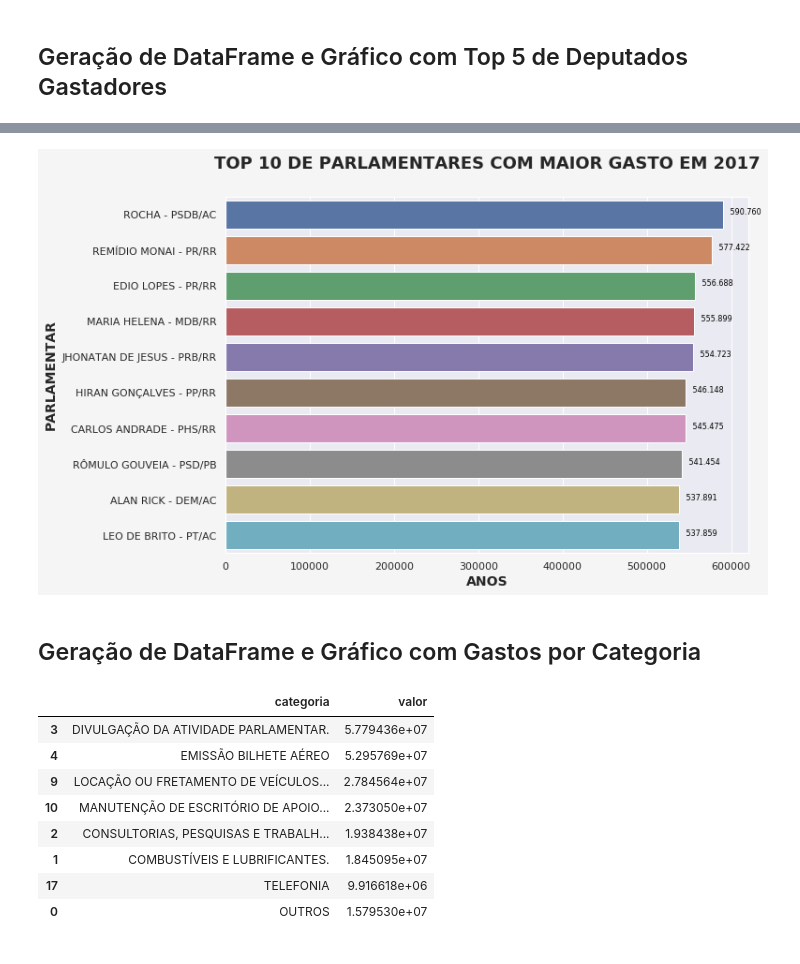
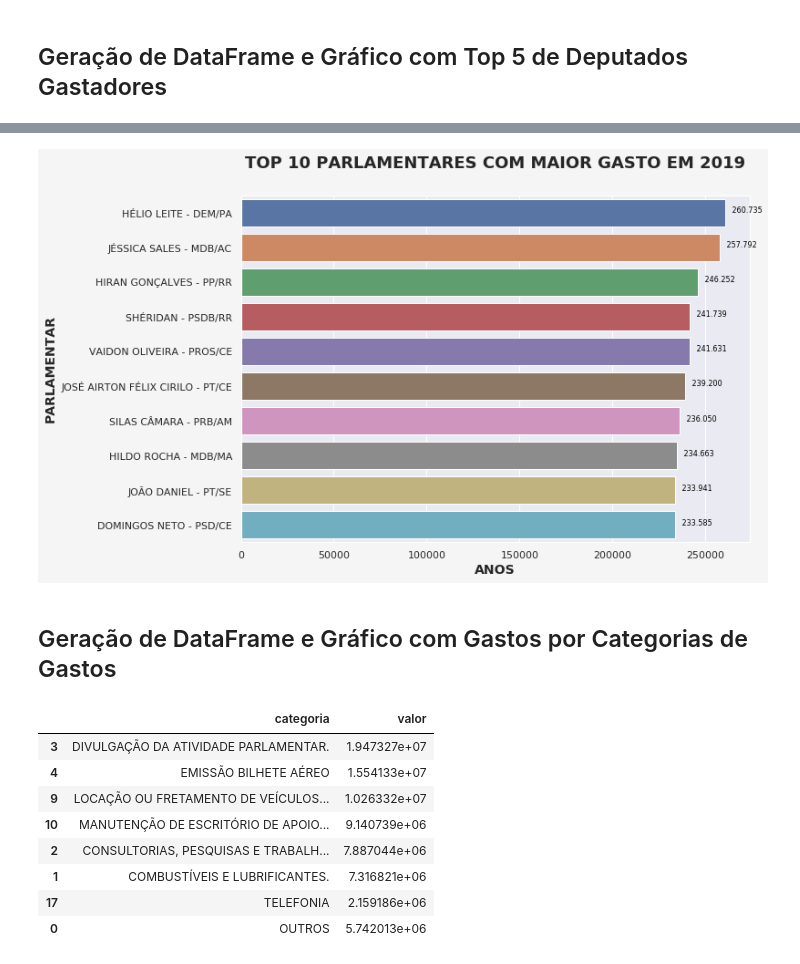
Before and after one commit to clima73/bigdata, a Jupyter notebook: self/analytics.ipynb, the cells around one changed output, grey strips where cells are left out. Saved outputs shown, nothing was run; the diff lists cells and outputs as text; code cells hidden in the pictures.

```diff
--- a/self/analytics.ipynb
+++ b/self/analytics.ipynb
@@ -21,10 +21,10 @@ def show_values_on_bars(axs, h_v="v", paint="black", font=8, space=0.4):
     def _show_on_single_plot(ax):
         if h_v == "v":
             for p in ax.patches:
-                _x = p.get_x() + p.get_width() / 2
-                _y = p.get_y() + p.get_height()
+                _x = p.get_x() + p.get_width() / 8
+                _y = p.get_y() + p.get_height() * 1.01
                 value = int(p.get_height())
-                ax.text(_x, _y, "{:10,.0f}".format(p.get_width()).replace(",","."), ha="center", color=paint, fontsize=font)
+                ax.text(_x, _y, "{:10,.0f}".format(p.get_height()).replace(",","."), ha="left", color=paint, fontsize=font)
         elif h_v == "h":
             for p in ax.patches:
                 _x = p.get_x() + p.get_width() + float(space)
@@ -87,7 +87,7 @@ plt.show()
 # %% [markdown]
 ## Ano Base para Geração dos Próximos Gráficos
 # %%
-ano = '2017'
+ano = '2019'
 # %% [markdown]
 ## Geração de DataFrame e Gráfico com Top 5 de Deputados Gastadores
 # %%
@@ -97,16 +110,16 @@ dfTop['politico'] = dfTop['parlamentar']+' - '+dfTop['partido']+'/'+dfTop['uf']
 # %%
 sns.set(font_scale=1)
 plt.figure(figsize=(10, 7), facecolor='WhiteSmoke')
 aux = sns.barplot(x="valor", y="politico", data=dfTop)
 plt.xlabel('ANOS', fontsize=14,fontweight="bold")
 plt.ylabel('PARLAMENTAR', fontsize=14,fontweight="bold")
-plt.title('TOP 10 DE PARLAMENTARES COM MAIOR GASTO EM '+ano,fontsize=18,fontweight="bold",pad=30)
+plt.title('TOP 10 PARLAMENTARES COM MAIOR GASTO EM '+ano,fontsize=18,fontweight="bold",pad=30)
 show_values_on_bars(aux, "h")
 plt.show()
 # %% [output]
-[figure, old version]
+[figure, new version]
 # %% [markdown]
-## Geração de DataFrame e Gráfico com Gastos por Categoria
+## Geração de DataFrame e Gráfico com Gastos por Categorias de Gastos
 # %%
 dfCat = all_data[all_data.ano==ano].groupby(['categoria']).sum().reset_index().sort_values('valor', ascending = False)
 dfCat['categoria'] = dfCat['categoria'].str.upper()
@@ -120,14 +133,14 @@ dfCat = pd.concat([dfAux, dfOutros])
 dfCat
 # %% [output]
 |  | categoria | valor |
-| 3 | DIVULGAÇÃO DA ATIVIDADE PARLAMENTAR. | 5.779436e+07 |
-| 4 | EMISSÃO BILHETE AÉREO | 5.295769e+07 |
-| 9 | LOCAÇÃO OU FRETAMENTO DE VEÍCULOS... | 2.784564e+07 |
-| 10 | MANUTENÇÃO DE ESCRITÓRIO DE APOIO... | 2.373050e+07 |
-| 2 | CONSULTORIAS, PESQUISAS E TRABALH... | 1.938438e+07 |
-| 1 | COMBUSTÍVEIS E LUBRIFICANTES. | 1.845095e+07 |
-| 17 | TELEFONIA | 9.916618e+06 |
-| 0 | OUTROS | 1.579530e+07 |
+| 3 | DIVULGAÇÃO DA ATIVIDADE PARLAMENTAR. | 1.947327e+07 |
+| 4 | EMISSÃO BILHETE AÉREO | 1.554133e+07 |
+| 9 | LOCAÇÃO OU FRETAMENTO DE VEÍCULOS... | 1.026332e+07 |
+| 10 | MANUTENÇÃO DE ESCRITÓRIO DE APOIO... | 9.140739e+06 |
+| 2 | CONSULTORIAS, PESQUISAS E TRABALH... | 7.887044e+06 |
+| 1 | COMBUSTÍVEIS E LUBRIFICANTES. | 7.316821e+06 |
+| 17 | TELEFONIA | 2.159186e+06 |
+| 0 | OUTROS | 5.742013e+06 |
 # %%
 plt.figure(figsize=(12, 10), facecolor='WhiteSmoke')
 aux = plt.pie(dfCat['valor'], autopct=lambda pct: percent(pct, dfCat['valor']), shadow=True, startangle=90)
```
Also changed, not shown: parts of 7 cells of this notebook.
